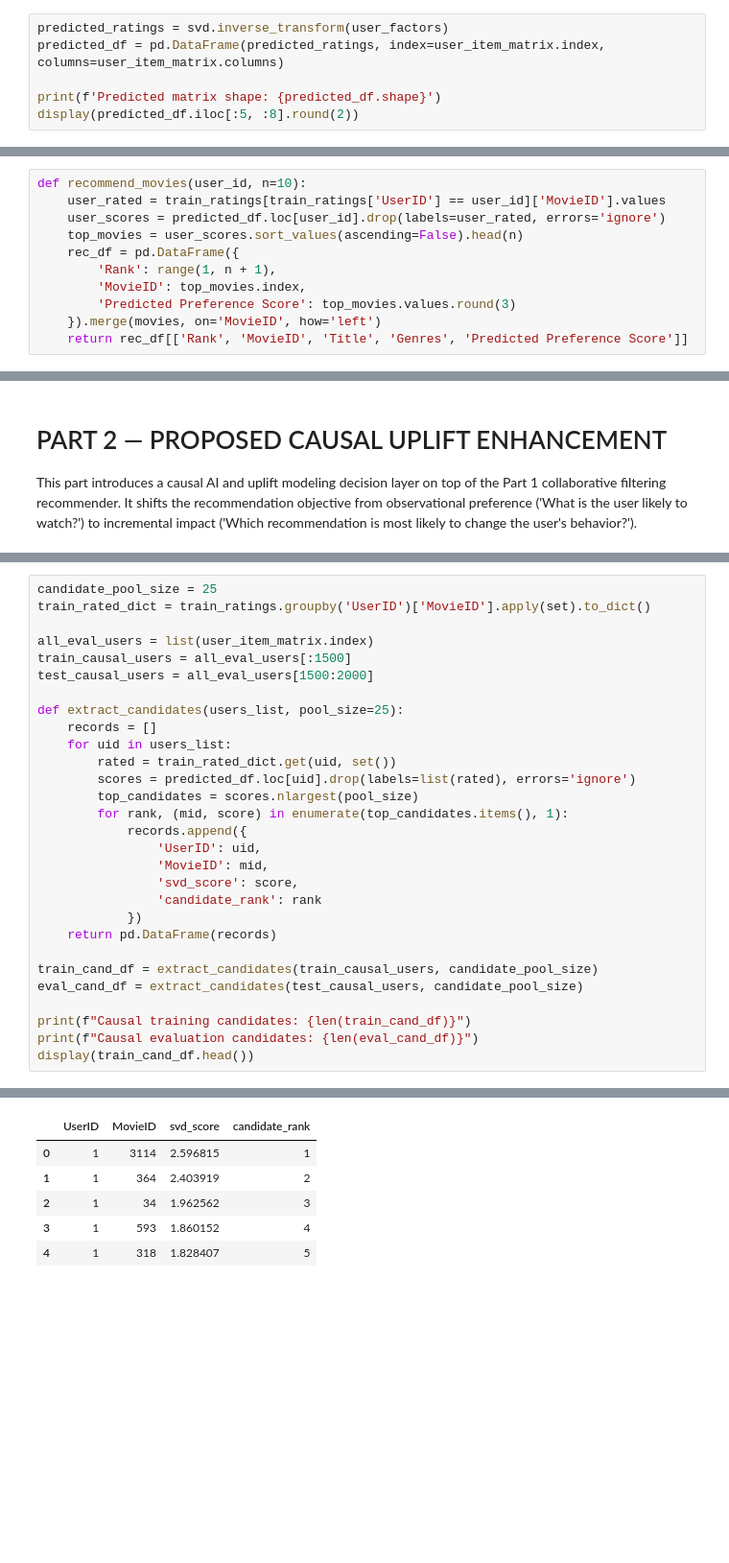
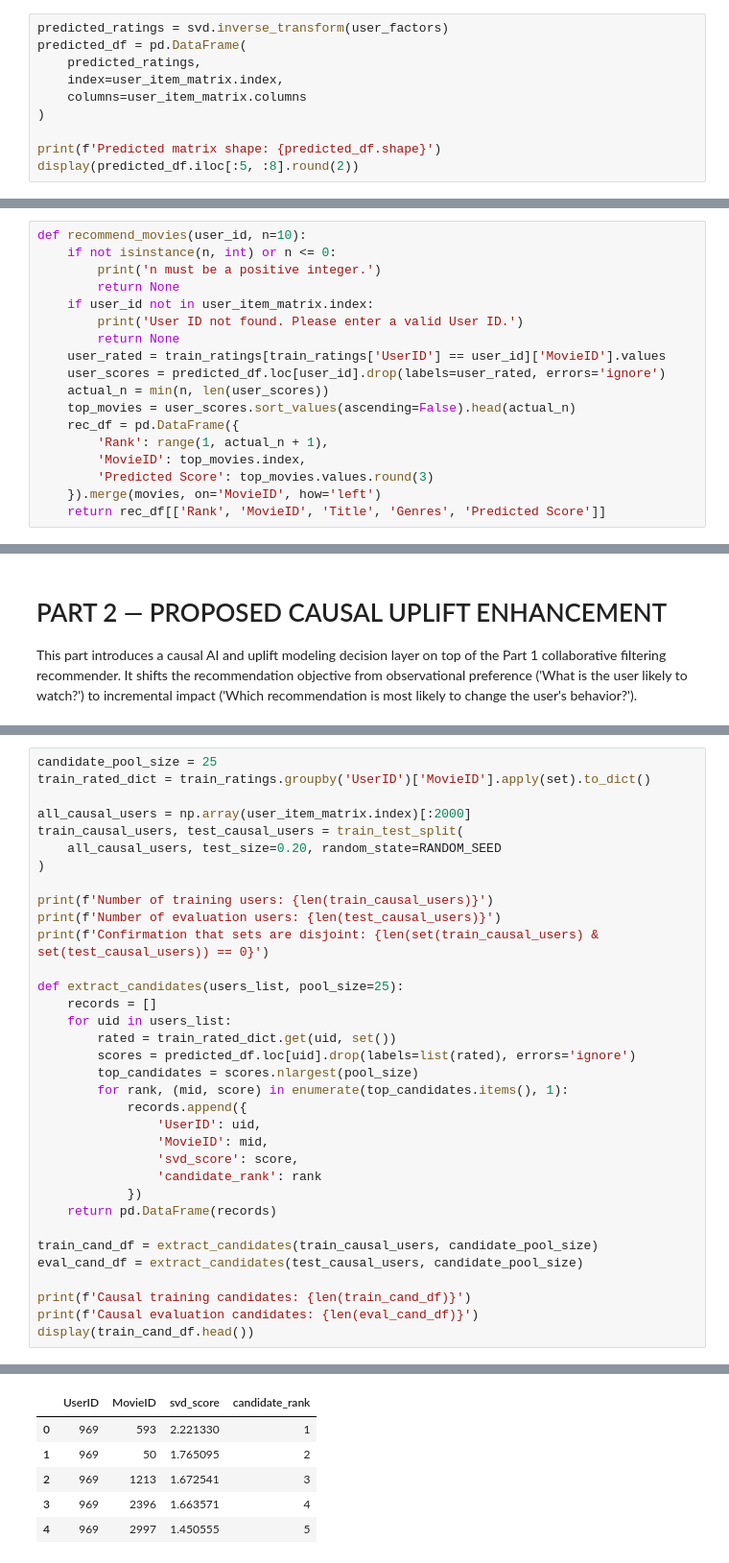
Before and after one commit to Shavacchenna03/Netflix_recommendation, a Jupyter notebook: Code.ipynb, the cells around one changed output, grey strips where cells are left out. Shown at 96% size. Saved outputs shown, nothing was run; the diff lists cells and outputs as text; blank space fills up the shorter version.

```diff
--- a/Code.ipynb
+++ b/Code.ipynb
@@ -122,6 +114,10 @@ This step projects latent user representations back into the original item space
 # %%
 predicted_ratings = svd.inverse_transform(user_factors)
-predicted_df = pd.DataFrame(predicted_ratings, index=user_item_matrix.index, columns=user_item_matrix.columns)
+predicted_df = pd.DataFrame(
+    predicted_ratings,
+    index=user_item_matrix.index,
+    columns=user_item_matrix.columns
+)
 
 print(f'Predicted matrix shape: {predicted_df.shape}')
 display(predicted_df.iloc[:5, :8].round(2))
@@ -140,14 +136,21 @@ This function retrieves predicted preference scores for a given user, filters ou
 # %%
 def recommend_movies(user_id, n=10):
+    if not isinstance(n, int) or n <= 0:
+        print('n must be a positive integer.')
+        return None
+    if user_id not in user_item_matrix.index:
+        print('User ID not found. Please enter a valid User ID.')
+        return None
     user_rated = train_ratings[train_ratings['UserID'] == user_id]['MovieID'].values
     user_scores = predicted_df.loc[user_id].drop(labels=user_rated, errors='ignore')
-    top_movies = user_scores.sort_values(ascending=False).head(n)
+    actual_n = min(n, len(user_scores))
+    top_movies = user_scores.sort_values(ascending=False).head(actual_n)
     rec_df = pd.DataFrame({
-        'Rank': range(1, n + 1),
+        'Rank': range(1, actual_n + 1),
         'MovieID': top_movies.index,
-        'Predicted Preference Score': top_movies.values.round(3)
+        'Predicted Score': top_movies.values.round(3)
     }).merge(movies, on='MovieID', how='left')
-    return rec_df[['Rank', 'MovieID', 'Title', 'Genres', 'Predicted Preference Score']]
+    return rec_df[['Rank', 'MovieID', 'Title', 'Genres', 'Predicted Score']]
 # %% [markdown]
 ### 8. Example Recommendations
 This step generates and displays top-10 movie recommendations for three representative users with distinct historical preferences.
@@ -361,9 +490,14 @@ This step extracts a shared candidate pool of the top 25 unseen movies per user
 candidate_pool_size = 25
 train_rated_dict = train_ratings.groupby('UserID')['MovieID'].apply(set).to_dict()
 
-all_eval_users = list(user_item_matrix.index)
-train_causal_users = all_eval_users[:1500]
-test_causal_users = all_eval_users[1500:2000]
+all_causal_users = np.array(user_item_matrix.index)[:2000]
+train_causal_users, test_causal_users = train_test_split(
+    all_causal_users, test_size=0.20, random_state=RANDOM_SEED
+)
+
+print(f'Number of training users: {len(train_causal_users)}')
+print(f'Number of evaluation users: {len(test_causal_users)}')
+print(f'Confirmation that sets are disjoint: {len(set(train_causal_users) & set(test_causal_users)) == 0}')
 
 def extract_candidates(users_list, pool_size=25):
     records = []
@@ -383,7 +517,7 @@ def extract_candidates(users_list, pool_size=25):
 train_cand_df = extract_candidates(train_causal_users, candidate_pool_size)
 eval_cand_df = extract_candidates(test_causal_users, candidate_pool_size)
 
-print(f"Causal training candidates: {len(train_cand_df)}")
-print(f"Causal evaluation candidates: {len(eval_cand_df)}")
+print(f'Causal training candidates: {len(train_cand_df)}')
+print(f'Causal evaluation candidates: {len(eval_cand_df)}')
 display(train_cand_df.head())
 # %% [output]
@@ -392,7 +529,7 @@ Causal evaluation candidates: 12500
 |  | UserID | MovieID | svd_score | candidate_rank |
-| 0 | 1 | 3114 | 2.596815 | 1 |
-| 1 | 1 | 364 | 2.403919 | 2 |
-| 2 | 1 | 34 | 1.962562 | 3 |
-| 3 | 1 | 593 | 1.860152 | 4 |
-| 4 | 1 | 318 | 1.828407 | 5 |
+| 0 | 969 | 593 | 2.221330 | 1 |
+| 1 | 969 | 50 | 1.765095 | 2 |
+| 2 | 969 | 1213 | 1.672541 | 3 |
+| 3 | 969 | 2396 | 1.663571 | 4 |
+| 4 | 969 | 2997 | 1.450555 | 5 |
 # %% [markdown]
```
Also changed, not shown: parts of 73 cells of this notebook, 4 other files.
